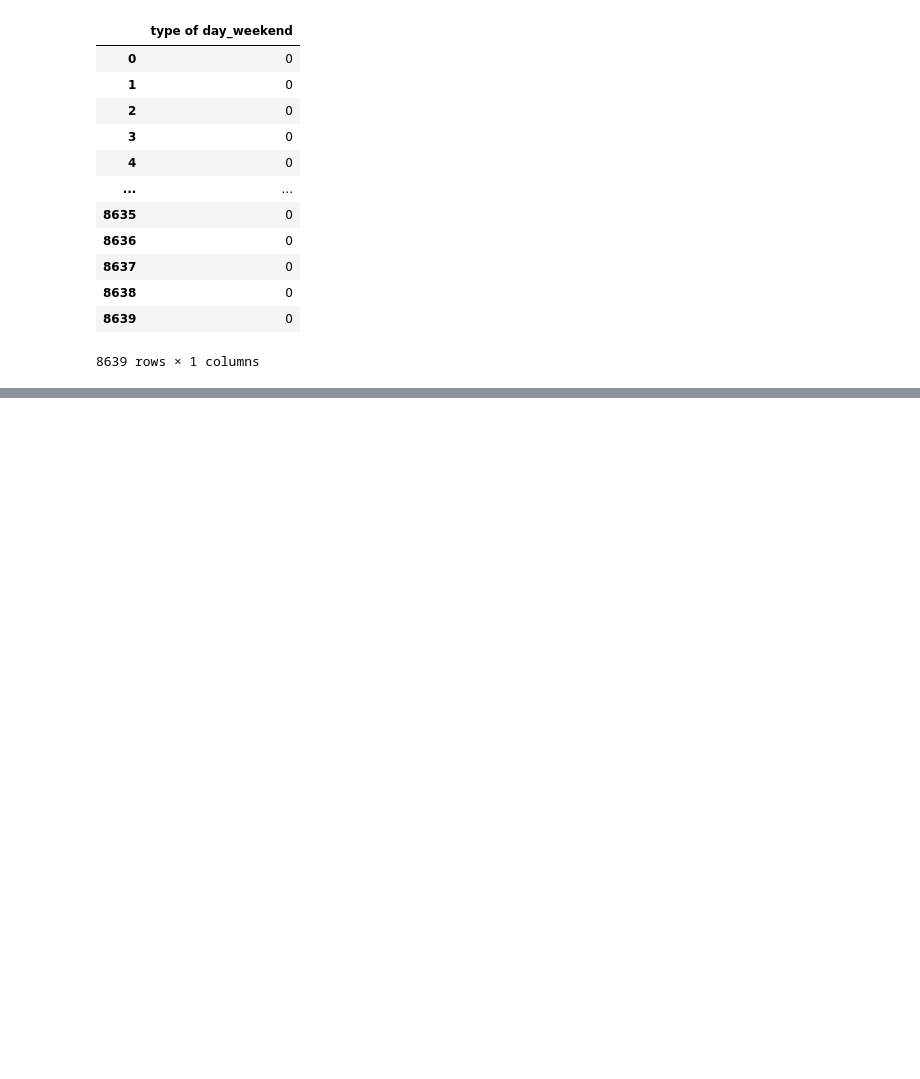
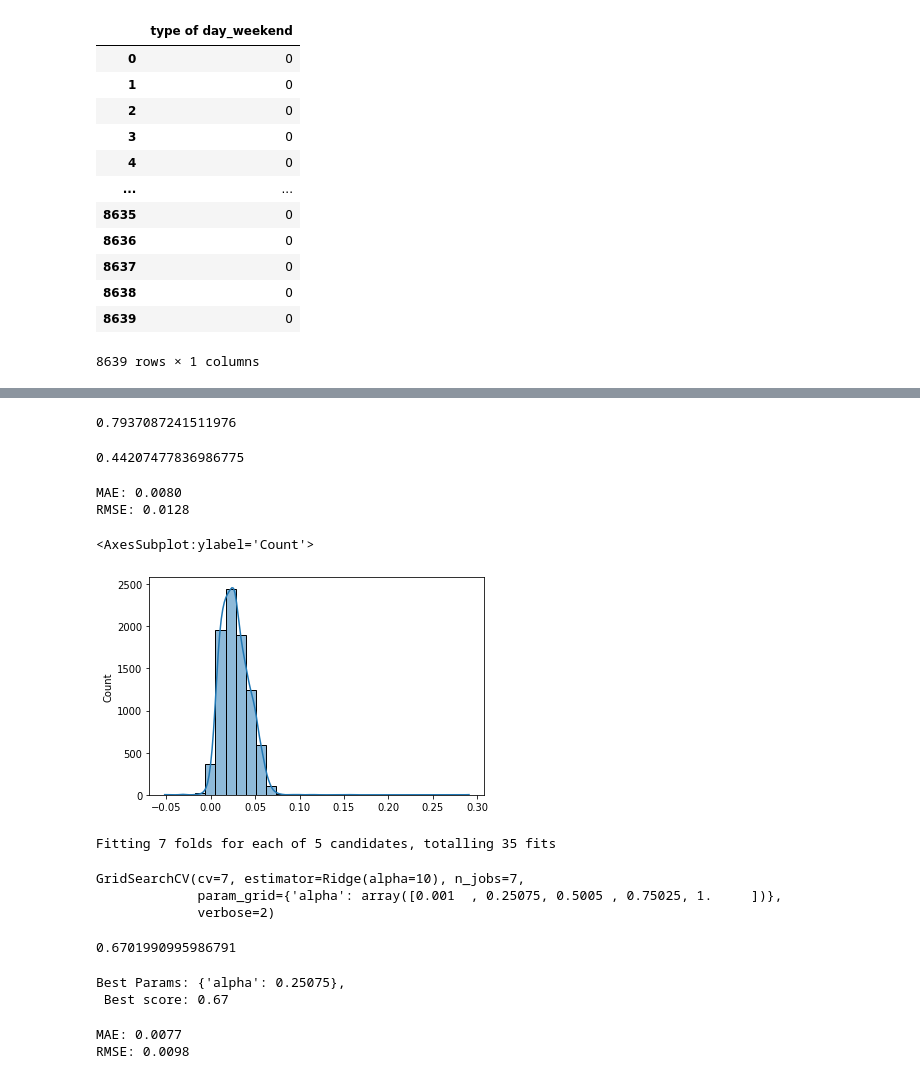
Before and after one commit to jcummingsutk/ozone_pollution, a Jupyter notebook: notebook.ipynb, the cells around one changed output, grey strips where cells are left out. Saved outputs shown, nothing was run; the diff lists cells and outputs as text; code cells hidden in the pictures; blank space fills up the shorter version.

```diff
--- a/notebook.ipynb
+++ b/notebook.ipynb
@@ -542,0 +592,6 @@ mae.mean()
+# %%
+N_DEG = 7
+df_scaled_p, df_cat_p, y = get_poly_scaled(df_col_useful, use_cols_numerical, use_cols_cat, target, N_DEG)
+# %%
+df_cat_encoded = pd.get_dummies(df_cat_p, drop_first = True)
+df_cat_encoded
@@ -542,0 +612,52 @@ mae.mean()
+# %%
+from sklearn.model_selection import train_test_split
+X = pd.concat([df_scaled_p, df_cat_encoded], axis=1)
+X_train, X_test, y_train, y_test = train_test_split(X, y, test_size=TEST_FRACTION, random_state = RAND_STATE)
+# %%
+from sklearn.linear_model import LinearRegression
+reg = LinearRegression().fit(X_train, y_train)
+reg.score(X_train, y_train)
+# %% [output]
+0.7937087241511976
+# %%
+reg.score(X_test, y_test)
+# %% [output]
+0.44207477836986775
+# %%
+#print(get_mae(reg, X_test, y_test), get_rmse(reg, X_test, y_test))
+print_errors(reg, X_test, y_test)
+# %% [output]
+MAE: 0.0080
+RMSE: 0.0128
+# %%
+sns.histplot(reg.predict(X), kde = True, bins=30)
+# %% [output]
+<AxesSubplot:ylabel='Count'>
+[figure, added]
+# %%
+from sklearn import linear_model
+from sklearn.model_selection import GridSearchCV
+alpha = np.linspace(.001, 1, 5)
+ridge_params = {'alpha':alpha}
+reg_ridge = linear_model.Ridge(alpha=10)
+grid_ridge = GridSearchCV(reg_ridge, param_grid=ridge_params, cv=CV, n_jobs=N_JOBS, verbose=2)
+grid_ridge.fit(X_train, y_train)
+# %% [output]
+Fitting 7 folds for each of 5 candidates, totalling 35 fits
+GridSearchCV(cv=7, estimator=Ridge(alpha=10), n_jobs=7,
+             param_grid={'alpha': array([0.001  , 0.25075, 0.5005 , 0.75025, 1.     ])},
+             verbose=2)
+# %%
+grid_ridge.score(X_test, y_test)
+# %% [output]
+0.6701990995986791
+# %%
+print('Best Params: {}, \n Best score: {:.2f}'.format(grid_ridge.best_params_, grid_ridge.best_score_))
+# %% [output]
+Best Params: {'alpha': 0.25075},
+ Best score: 0.67
+# %%
+print_errors(grid_ridge, X_test, y_test)
+# %% [output]
+MAE: 0.0077
+RMSE: 0.0098
```
Also changed, not shown: parts of 44 cells of this notebook.
